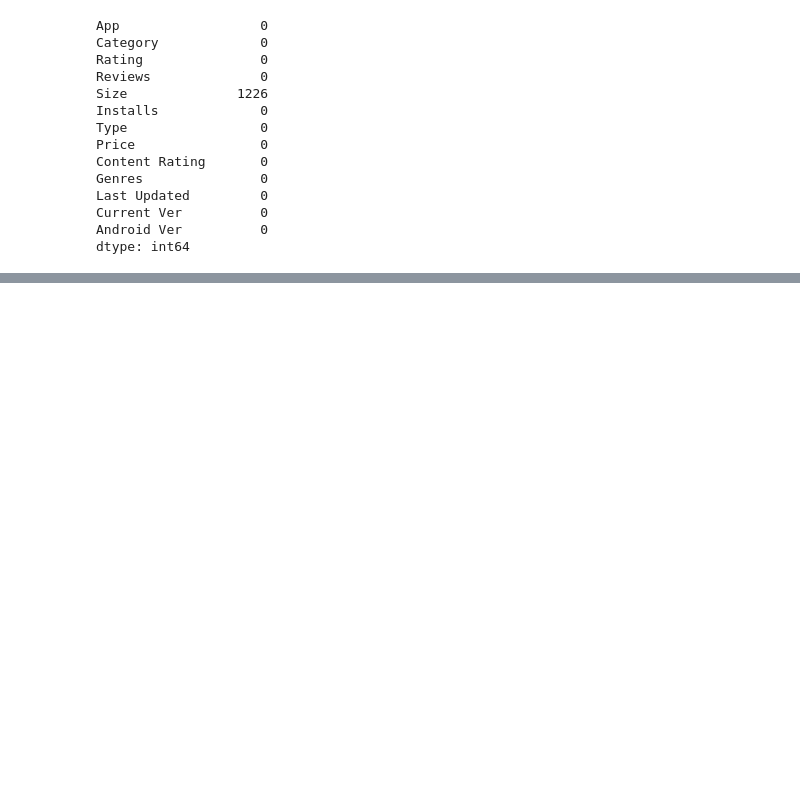
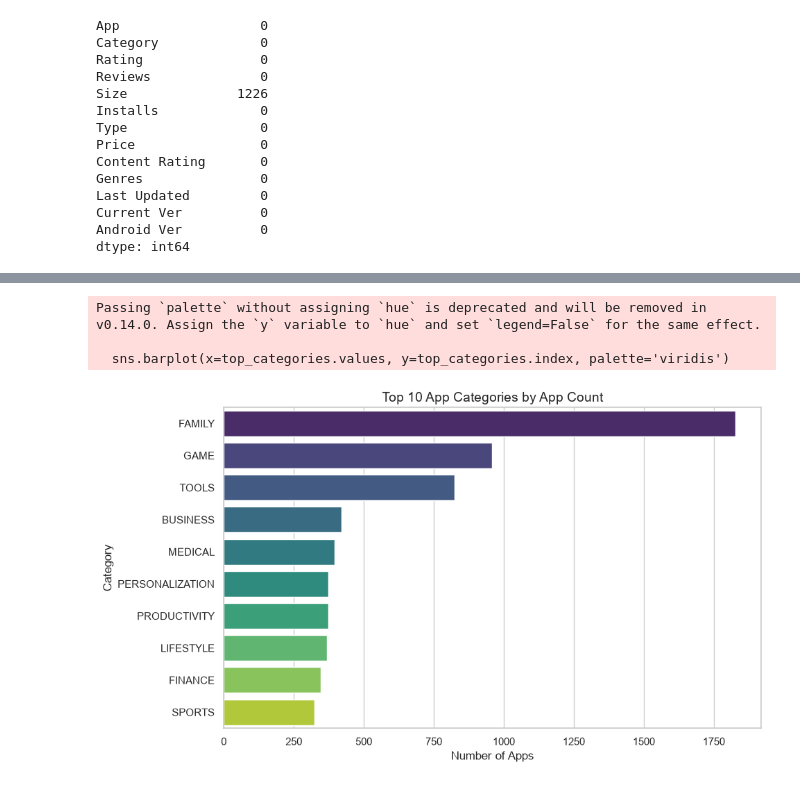
Before and after one commit to its-deepesh/play-store-data-insights, a Jupyter notebook: playstore_analysis.ipynb, the cells around one changed output, grey strips where cells are left out. Saved outputs shown, nothing was run; the diff lists cells and outputs as text; code cells hidden in the pictures; blank space fills up the shorter version.

Commit message:
feat: complete initial EDA visualizations (category volume, ratings skew, pricing, size correlation)

```diff
--- a/playstore_analysis.ipynb
+++ b/playstore_analysis.ipynb
@@ -193,3 +193,12 @@ Last Updated         0
 Current Ver          0
 Android Ver          0
 dtype: int64
+# %%
+import matplotlib.pyplot as plt
+import seaborn as sns
+
+# Set a clean grid theme for our charts
+sns.set_theme(style="whitegrid")
+# %%
+top_categories = df['Category'].value_counts().head(10)
+top_categories
@@ -195,0 +218,13 @@ dtype: int64
+# %%
+plt.figure(figsize=(10, 6))
+sns.barplot(x=top_categories.values, y=top_categories.index, palette='viridis')
+
+plt.title('Top 10 App Categories by App Count', fontsize=14)
+plt.xlabel('Number of Apps', fontsize=12)
+plt.ylabel('Category', fontsize=12)
+plt.show()
+# %% [output]
+Passing `palette` without assigning `hue` is deprecated and will be removed in v0.14.0. Assign the `y` variable to `hue` and set `legend=False` for the same effect.
+
+  sns.barplot(x=top_categories.values, y=top_categories.index, palette='viridis')
+[figure, added]
```
Also changed, not shown: parts of 9 cells of this notebook, 1 other file.
